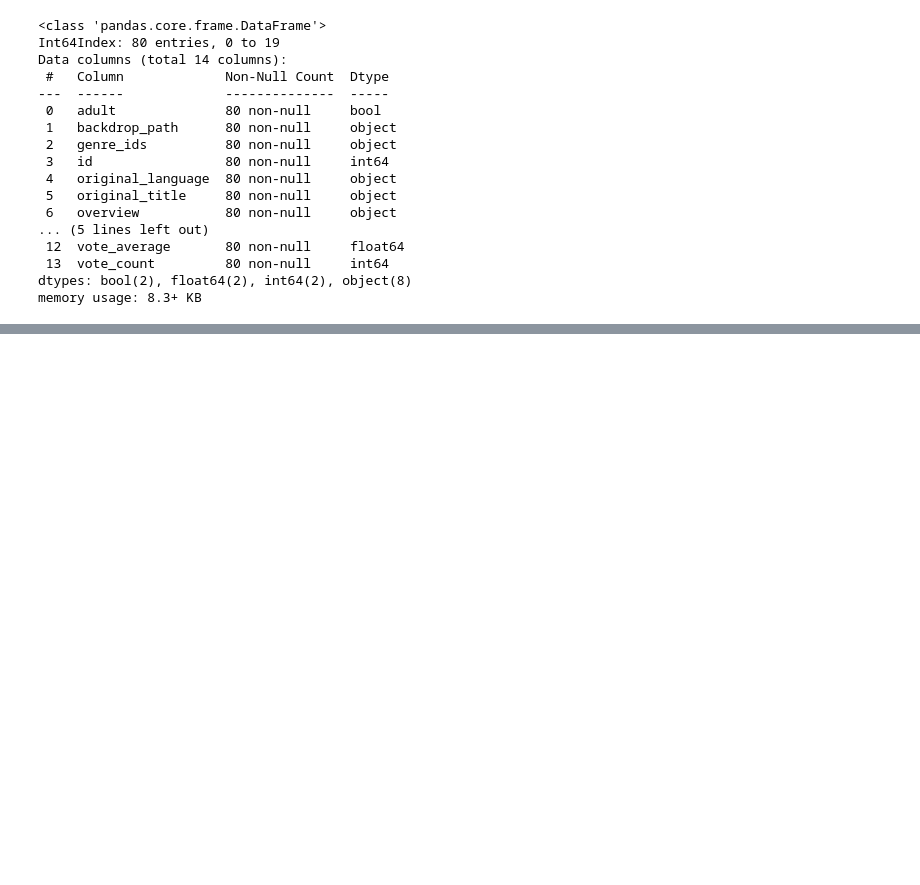
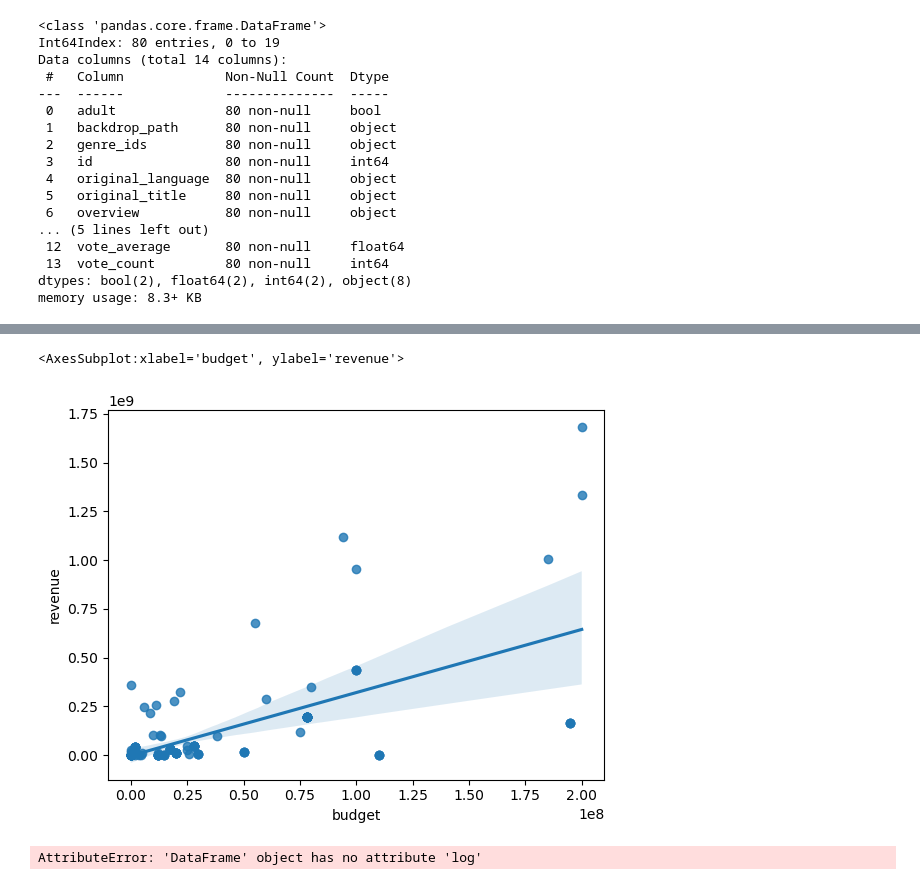
Before and after one commit to calebLSw/AI-1, a Jupyter notebook: Semester 1/Movies/Movies.ipynb, the cells around one changed output, grey strips where cells are left out. Saved outputs shown, nothing was run; the diff lists cells and outputs as text; code cells hidden in the pictures; blank space fills up the shorter version.

```diff
--- a/Semester 1/Movies/Movies.ipynb
+++ b/Semester 1/Movies/Movies.ipynb
@@ -169,0 +150,30 @@ IndentationError: expected an indented block (181300868.py, line 2)
+# %%
+def get_revenue_budget(df):
+    '''
+    Uses the movie id to get data from the "Details" endpoint
+    Returns a dataframe of revenue and budget data
+    '''
+    data = {
+        "id":[],
+        "budget": [],
+        "revenue": []
+    }
+
+    for i in df["id"]:
+        data["id"].append(i)
+        url = "https://api.themoviedb.org/3/movie/"+str(i)+"?language=en-US"
+
+        headers = {
+            "accept": "application/json",
+            "Authorization": "Bearer eyJhbGciOiJIUzI1NiJ9.eyJhdWQiOiI4Nzk4M2ZiZTk3Njk4OGE5ZTIyMzMwZWJmMDMwYTFhZSIsIm5iZiI6MTcyNzk3MTk0OS45MTA1MjcsInN1YiI6IjYzNzQyNGMyNDZlNzVmMDA5MGE3YmRhYyIsInNjb3BlcyI6WyJhcGlfcmVhZCJdLCJ2ZXJzaW9uIjoxfQ.ZsTpMVaVlF8ioN3-WiYEatqWmnGQhCKlILQv4Xi6Eec"
+        }
+
+        response = requests.get(url, headers=headers)
+        response = response.json()
+        data["budget"].append(response["budget"])
+        data["revenue"].append(response["revenue"])
+
+    return pd.DataFrame(data)
+# %%
+
+money_df = get_revenue_budget(df)
@@ -169,0 +189,3 @@ IndentationError: expected an indented block (181300868.py, line 2)
+# %%
+
+df = pd.merge(df, money_df, how="inner", on="id")
@@ -169,0 +201,5 @@ IndentationError: expected an indented block (181300868.py, line 2)
+# %%
+sns.regplot(data=df, x="budget", y="revenue")
+# %% [output]
+<AxesSubplot:xlabel='budget', ylabel='revenue'>
+[figure, added]
@@ -169,0 +221,4 @@ IndentationError: expected an indented block (181300868.py, line 2)
+# %%
+get_best_fit(df, "budget", "revenue")
+# %% [output]
+AttributeError: 'DataFrame' object has no attribute 'log'
```
Also changed, not shown: parts of 12 cells of this notebook, 1 other file.
